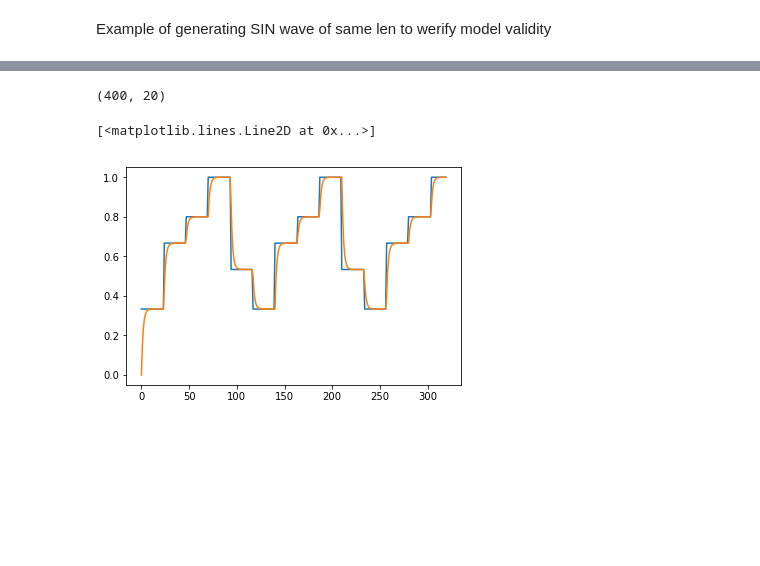
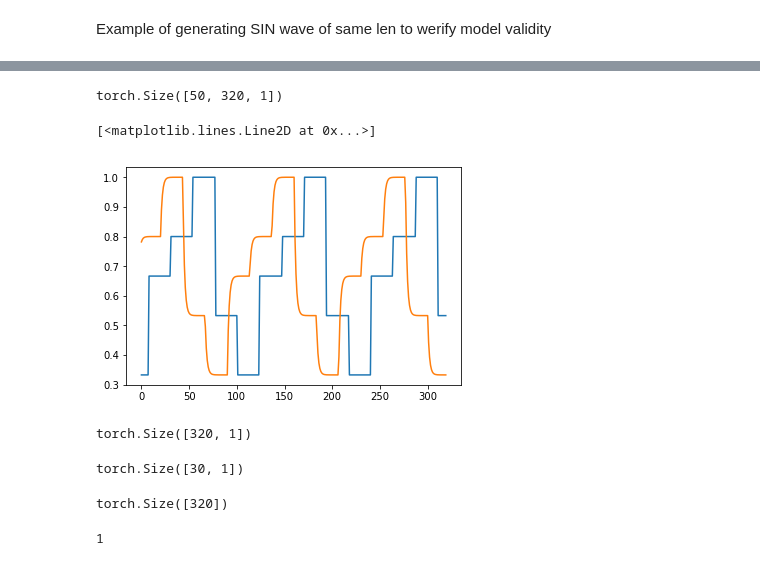
Before and after one commit to KushnirDmytro/identification_of_dynamic_system_parameters_using_nn, a Jupyter notebook: lstms_current_best.ipynb, the cells around one changed output, grey strips where cells are left out. Saved outputs shown, nothing was run; the diff lists cells and outputs as text; code cells hidden in the pictures; blank space fills up the shorter version.

```diff
--- a/lstms_current_best.ipynb
+++ b/lstms_current_best.ipynb
@@ -103,0 +85,6 @@ y = y
+# %%
+x_batches = []
+for i in range(input_size):
+    x_batches.append(x[i:-(input_size-i)])
+x = np.array(x_batches)
+y = y[input_size:] # displacing
@@ -108,3 +105,0 @@ x.shape
-# %%
-x = x.reshape([num_datapoints, -1])
-y = y.reshape([num_datapoints, -1])
@@ -111,4 +133,11 @@ y = y.reshape([num_datapoints, -1])
+# %%
+X_train = torch.from_numpy(x[:, :num_train]).type(torch.Tensor)
+X_test = torch.from_numpy(x[:, num_train:]).type(torch.Tensor)
+X_train = X_train.view([input_size, -1, 1])
+X_test = X_test.view([input_size, -1, 1])
+y_train = torch.from_numpy(y[:num_train, :]).type(torch.Tensor).view(-1)
+y_test = torch.from_numpy(y[num_train:, :]).type(torch.Tensor).view(-1)
 # %%
-x.shape
+X_train.shape
 # %% [output]
-(400, 20)
+torch.Size([50, 320, 1])
@@ -161,13 +144,6 @@ if generate_data:
-# %%
-X_train = torch.from_numpy(x[:num_train, :].T).type(torch.Tensor)
-X_test = torch.from_numpy(x[num_train:, :].T).type(torch.Tensor)
-X_train = X_train.view([input_size, -1, 1])
-X_test = X_test.view([input_size, -1, 1])
-y_train = torch.from_numpy(y[:num_train, :]).type(torch.Tensor).view(-1)
-y_test = torch.from_numpy(y[num_train:, :]).type(torch.Tensor).view(-1)
 # %%
-plt.plot(X_train.detach().numpy()[0, :num_datapoints])
-plt.plot(y_train.detach().numpy()[ :num_datapoints])
+plt.plot(X_train.detach().numpy()[16])
+plt.plot(y_train.detach().numpy())
 # %% [output]
 [<matplotlib.lines.Line2D at 0x...>]
-[figure, old version]
+[figure, new version]
@@ -174,3 +163,15 @@ plt.plot(y_train.detach().numpy()[ :num_datapoints])
+# %%
+X_train[0].shape
+# %% [output]
+torch.Size([320, 1])
+# %%
+X_test[0].shape
+# %% [output]
+torch.Size([30, 1])
+# %%
+y_train.shape
+# %% [output]
+torch.Size([320])
 # %%
 
 #####################
@@ -219,3 +226,7 @@ optimiser = torch.optim.Adam(model.parameters(), lr=learning_rate)
+# %%
+print(output_dim)
+# %% [output]
+1
 # %%
 #####################
 # Train model
```
Also changed, not shown: parts of 15 cells of this notebook.
